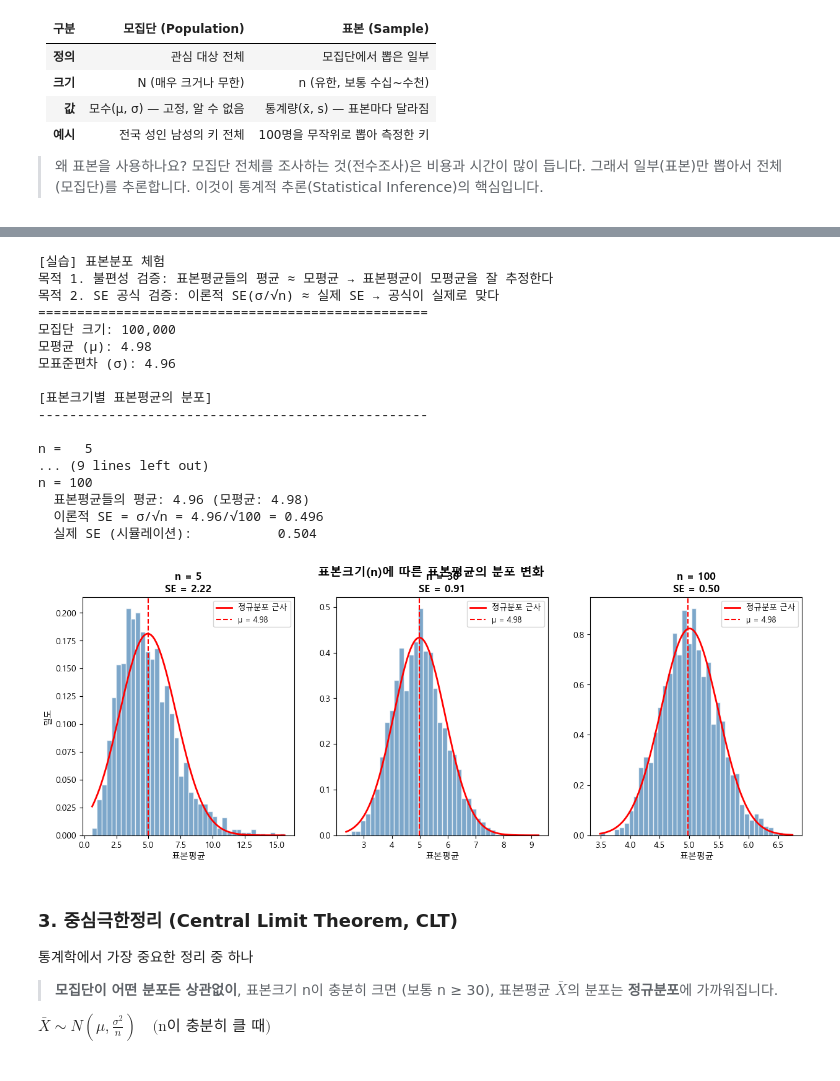
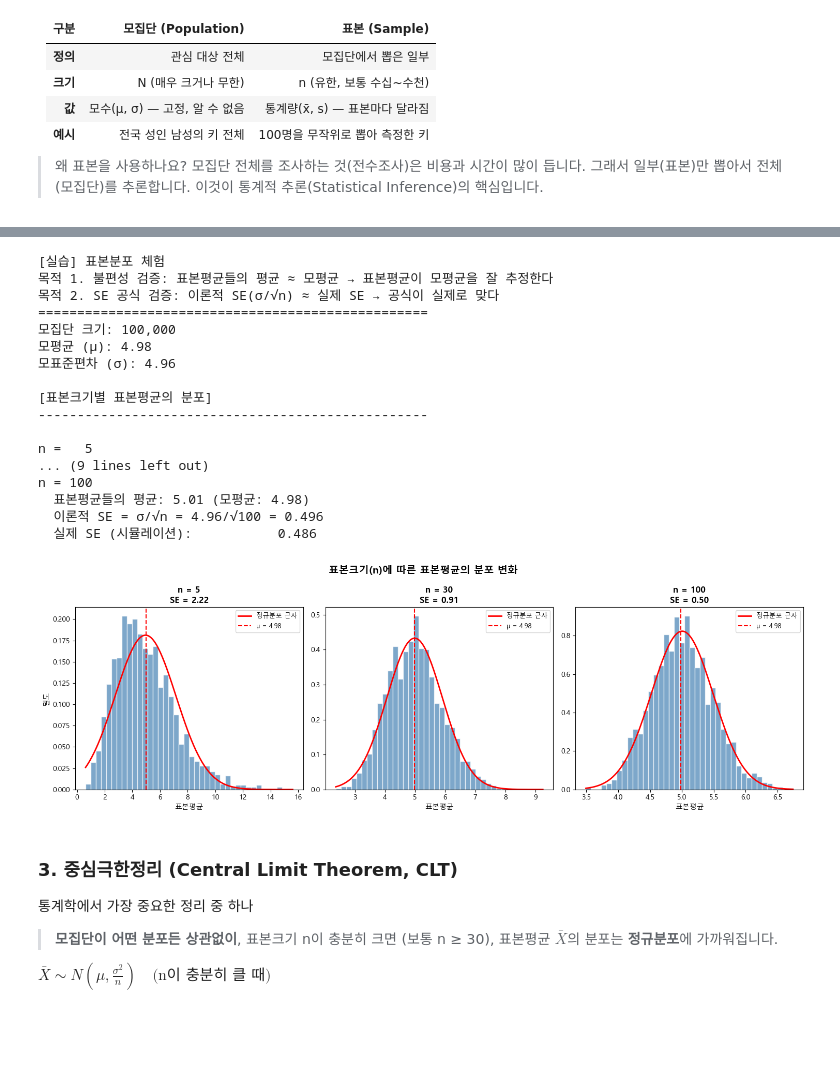
Before and after one commit to sparta-data11-statistics-practice/practice-01-descriptive-statistics-Heesang01, a Jupyter notebook: practice_03.ipynb, the cells around one changed output, grey strips where cells are left out. Saved outputs shown, nothing was run; the diff lists cells and outputs as text; code cells hidden in the pictures; blank space fills up the shorter version.

```diff
--- a/practice_03.ipynb
+++ b/practice_03.ipynb
@@ -201,7 +139,7 @@ for n in [5, 30, 100]:
     # TODO: n개의 표본 추출하여 표본 평균을 구하는 것을 1000번 반복 (np.random.choice)
     # np.random.choice(population, size=n) : 모집단에서 n개만큼 추출
     # np.mean(np.random.choice(population, size=n)) : 모집단에서 n개만큼 추출해서 평균을 냄
-    sample_means = [np.mean(np.random.choice(population, size=n)) for _ in range(1000)] # 위 과정을 1000번 반복해서 표본평균의 개수 1000개 생성
+    #sample_means = [np.mean(np.random.choice(population, size=n)) for _ in range(1000)] # 위 과정을 1000번 반복해서 표본평균의 개수 1000개 생성
     ## 다른방법
     sample_means = []
     for _ in range(1000):
@@ -236,34 +174,36 @@ for n in [5, 30, 100]:
 n =   5
 ... (9 lines left out)
 n = 100
-  표본평균들의 평균: 4.96 (모평균: 4.98)
+  표본평균들의 평균: 5.01 (모평균: 4.98)
   이론적 SE = σ/√n = 4.96/√100 = 0.496
-  실제 SE (시뮬레이션):           0.504
+  실제 SE (시뮬레이션):           0.486
 # %%
 # 시각화: 표본크기별 표본평균의 분포 (CLT 검증)
 fig, axes = plt.subplots(1, 3, figsize=(15, 5))
 fig.suptitle('표본크기(n)에 따른 표본평균의 분포 변화', fontsize=14, fontweight='bold')
 
 np.random.seed(42)
 for i, n in enumerate([5, 30, 100]):
     sample_means = [np.mean(np.random.choice(population, size=n)) for _ in range(2000)]
 
     axes[i].hist(sample_means, bins=40, density=True, color='steelblue',
                  alpha=0.7, edgecolor='white')
 
     x = np.linspace(min(sample_means), max(sample_means), 200)
     axes[i].plot(x, stats.norm.pdf(x, np.mean(sample_means), np.std(sample_means)),
                  'r-', linewidth=2, label='정규분포 근사')
 
     axes[i].axvline(pop_mean, color='red', linestyle='--', linewidth=1.5,
                     label=f'μ = {pop_mean:.2f}')
     axes[i].set_title(f'n = {n}\nSE = {pop_std/np.sqrt(n):.2f}', fontsize=12, fontweight='bold')
     axes[i].set_xlabel('표본평균')
     axes[i].legend(fontsize=9)
     if i == 0:
         axes[i].set_ylabel('밀도')
+plt.tight_layout()
+plt.show()
 # %% [output]
-[figure, old version]
+[figure, new version]
 # %% [markdown]
 ### 3. 중심극한정리 (Central Limit Theorem, CLT)
 
```
Also changed, not shown: parts of 8 cells of this notebook, 2 other files.
